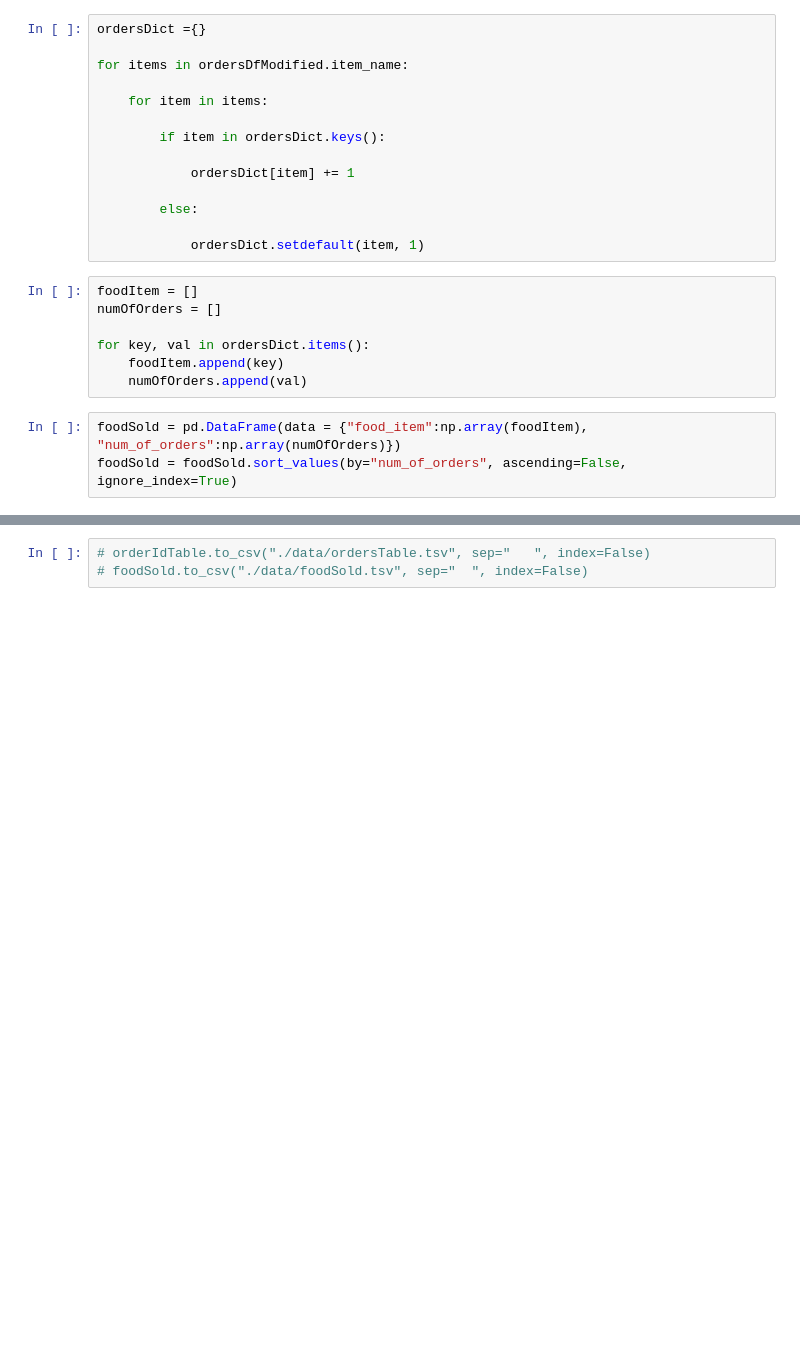
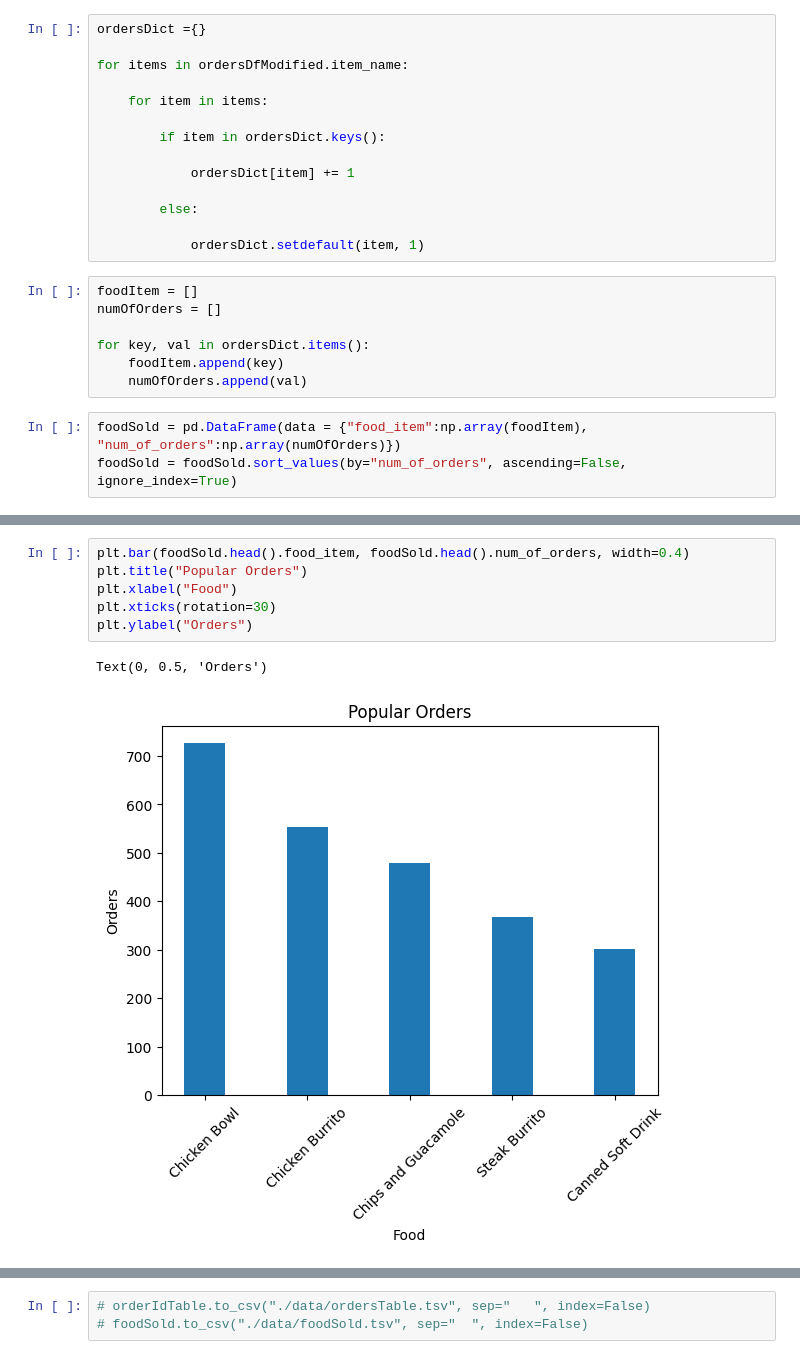
Before and after one commit to swami1894/ChipotleAnalysis, a Jupyter notebook: Chipotle_Orders.ipynb, the cells around one changed output, grey strips where cells are left out. Drawn from its saved outputs; the diff is of its cells as text; blank space fills up the shorter version.

Commit message:
tick rotation
Resolved tick rotation in top 5 food sold plot.

```diff
--- a/Chipotle_Orders.ipynb
+++ b/Chipotle_Orders.ipynb
@@ -71,3 +135,12 @@ foodSold.head()
+# %%
+plt.bar(foodSold.head().food_item, foodSold.head().num_of_orders, width=0.4)
+plt.title("Popular Orders")
+plt.xlabel("Food")
+plt.xticks(rotation=30)
+plt.ylabel("Orders")
+# %% [output]
+Text(0, 0.5, 'Orders')
+[figure, added]
 # %%
 popularOrder = {"Chicken":0, "Steak":0, "Chips":0}
 
```
Also changed, not shown: parts of 16 cells of this notebook.
